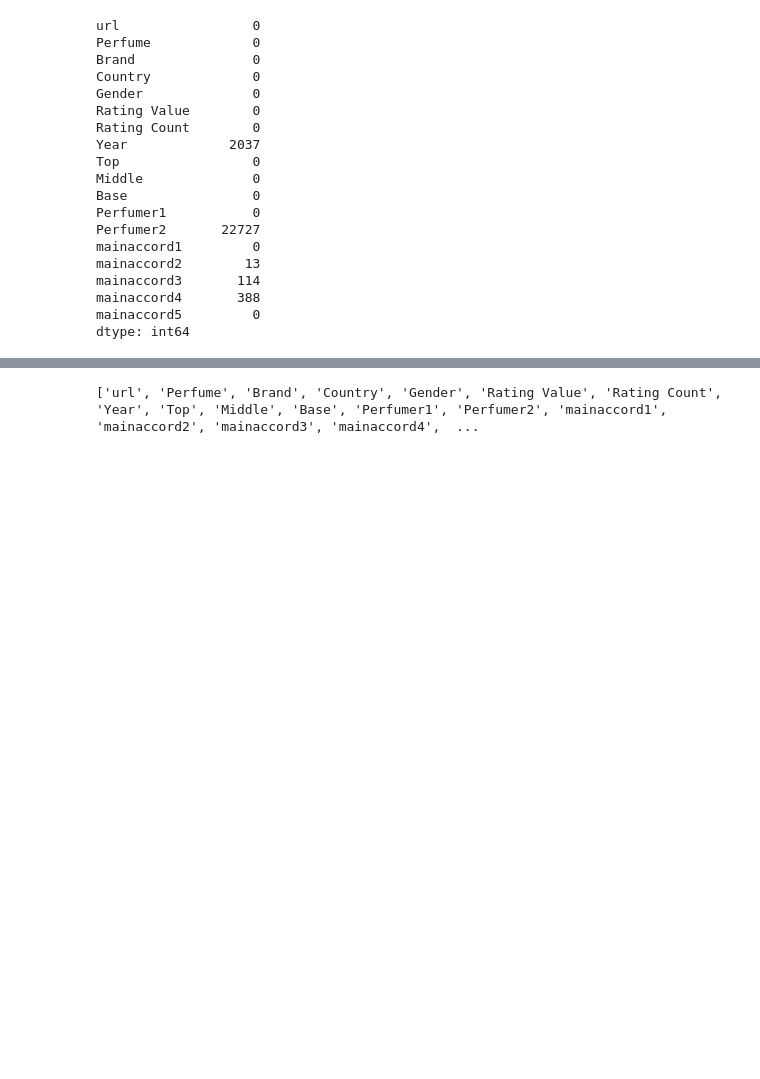
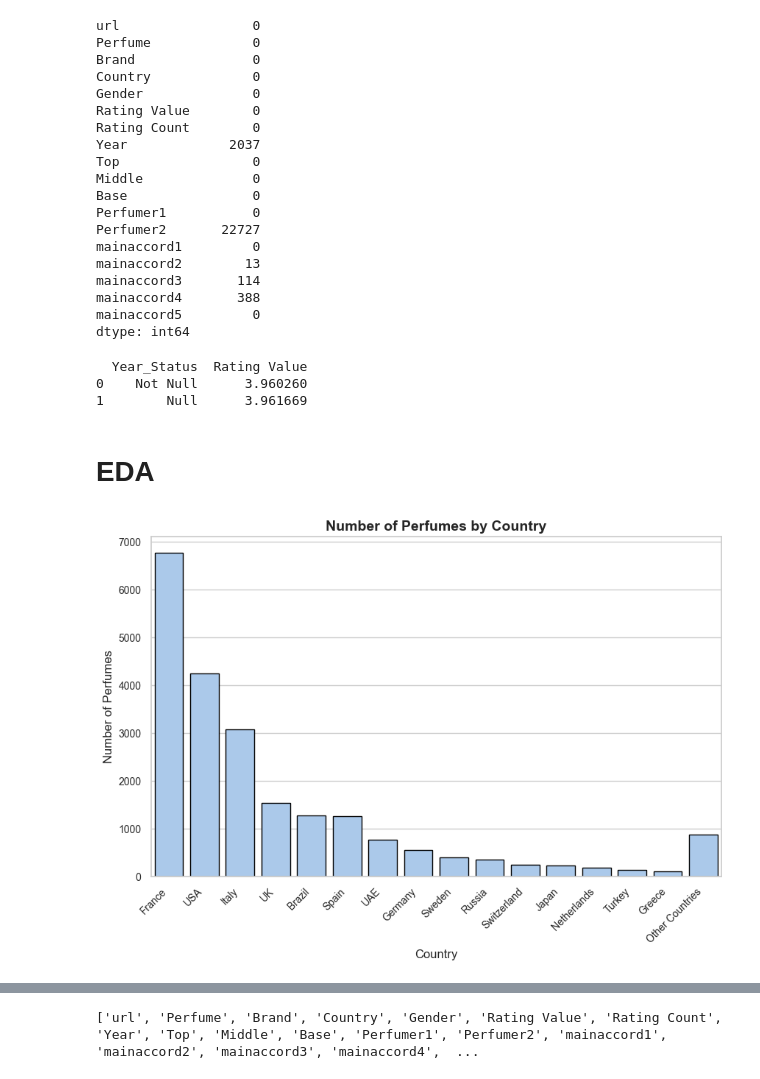
Before and after one commit to almostoutlier/Projects, a Jupyter notebook: PerfumeRecommendation/test.ipynb, the cells around one changed output, grey strips where cells are left out. Saved outputs shown, nothing was run; the diff lists cells and outputs as text; code cells hidden in the pictures; blank space fills up the shorter version.

Commit message:
initial model to predict perfumes

```diff
--- a/PerfumeRecommendation/test.ipynb
+++ b/PerfumeRecommendation/test.ipynb
@@ -3,6 +8,6 @@ import pandas as pd
 # %%
-complete_df=pd.read_csv("fra_cleaned.csv", sep=';' , encoding='latin-1')
-complete_df.head()
+df=pd.read_csv("fra_cleaned.csv", sep=';' , encoding='latin-1')
+df.head()
 # %% [output]
 |  | url | Perfume | Brand | Country | Gender | Rating Value | Rating Count | Year | Top | Middle | ... |
 | 0 | https://www.fragrantica.com/perfu... | accento-overdose-pride-edition | xerjoff | Italy | unisex | 1,42 | 201 | 2022.0 | fruity notes, aldehydes, green notes | bulgarian rose, egyptian jasmine,... | ... |
@@ -120,3 +127,47 @@ mainaccord3       114
 mainaccord4       388
 mainaccord5         0
 dtype: int64
+# %%
+
+# Categorize rows into 'Null' and 'Not Null' based on 'Year'
+df["Year_Status"] = df["Year"].apply(lambda x: "Null" if pd.isnull(x) else "Not Null")
+
+# Calculate average rating for each Year_Status group
+result = df.groupby("Year_Status")["Rating Value"].mean().reset_index()
+
+# Display the result
+print(result)
+# %% [output]
+  Year_Status  Rating Value
+0    Not Null      3.960260
+1        Null      3.961669
+# %%
+df = df.dropna(subset=["Year"])
+# %% [markdown]
+# EDA
+# %%
+grouped_data = df.groupby("Country").size().reset_index(name="Number of Perfumes")
+
+# Sort and pick the top 10 countries
+top_15 = grouped_data.nlargest(15, "Number of Perfumes")
+other_countries = grouped_data[~grouped_data["Country"].isin(top_15["Country"])]
+other_row = pd.DataFrame({
+    "Country": ["Other Countries"],
+    "Number of Perfumes": [other_countries["Number of Perfumes"].sum()]
+})
+
+# Combine the top 10 with "Other Countries"
+final_data = pd.concat([top_15, other_row], ignore_index=True)
+
+# Plotting
+plt.figure(figsize=(10, 6))
+sns.set_theme(style="whitegrid", palette="pastel")
+sns.barplot(data=final_data, x="Country", y="Number of Perfumes", edgecolor="black")
+plt.title("Number of Perfumes by Country", fontsize=14, weight="bold")
+plt.xlabel("Country", fontsize=12)
+plt.ylabel("Number of Perfumes", fontsize=12)
+plt.xticks(fontsize=10, rotation=45, ha="right")
+plt.yticks(fontsize=10)
+plt.show()
+# %% [output]
+[figure, added]
```
Also changed, not shown: parts of 16 cells of this notebook, 5 other files.
